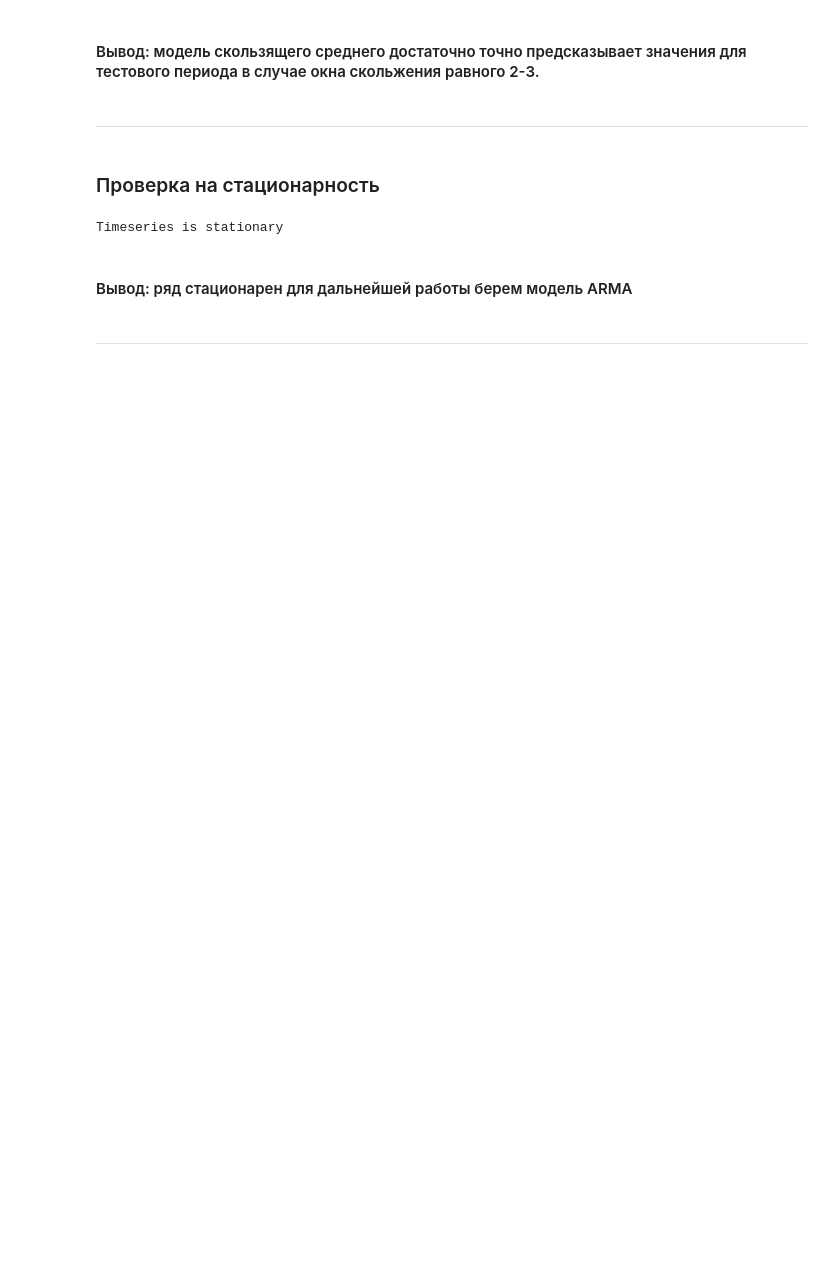
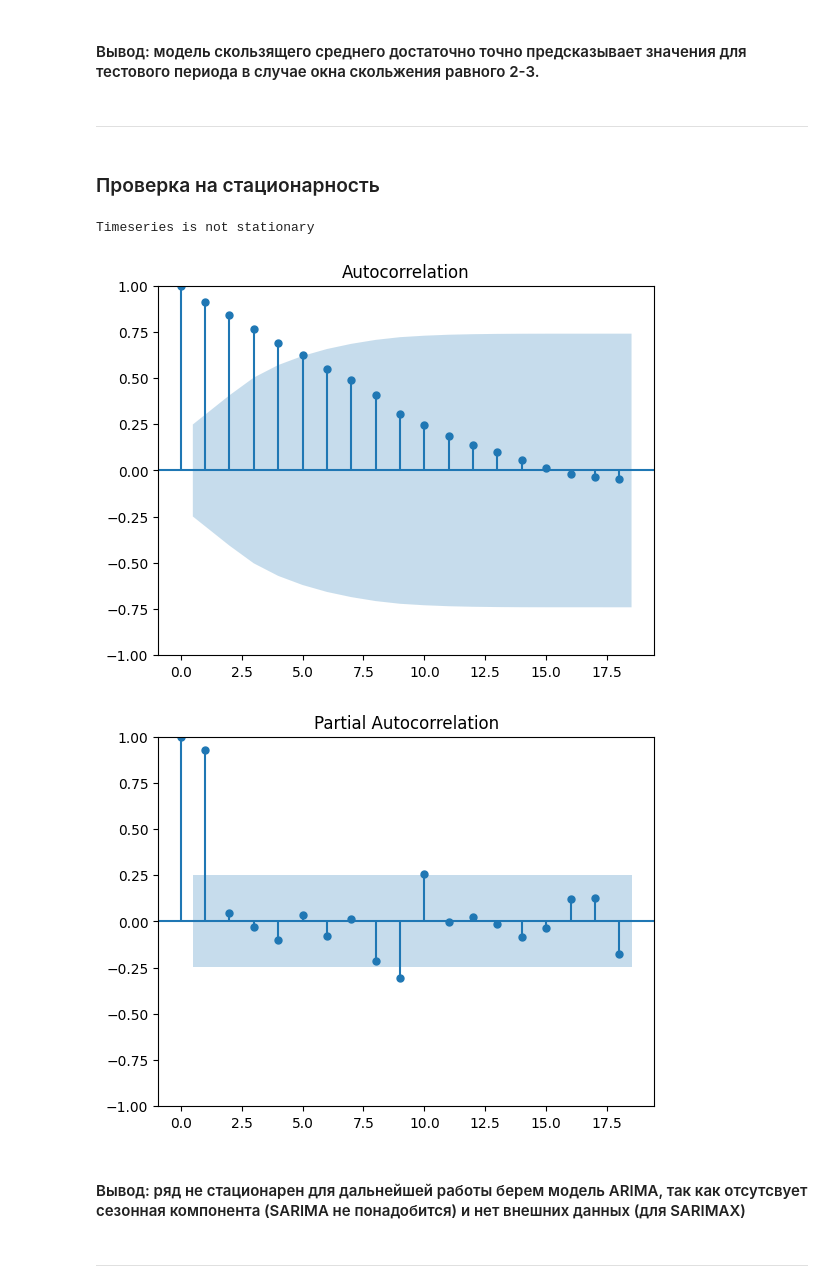
Before and after one commit to hotdonkey/data_science, a Jupyter notebook: PET_PROJECTS/Ghana_GDP.ipynb, the cells around one changed output. Drawn from its saved outputs; the diff is of its cells as text; code cells hidden in the pictures; blank space fills up the shorter version.

```diff
--- a/PET_PROJECTS/Ghana_GDP.ipynb
+++ b/PET_PROJECTS/Ghana_GDP.ipynb
@@ -86,17 +104,28 @@ plt.show()
 # %% [markdown]
 ### Проверка на стационарность
 # %%
+
 def stationary(data, p_value=0.05):
     stats = adfuller(data)
     if stats[1] > p_value:
+        print('Timeseries is not stationary')
+    else:
         print('Timeseries is stationary')
-    else:
-        print('Timeseries is not stationary')
+
+
 
 stationary(df)
 # %% [output]
-Timeseries is stationary
+Timeseries is not stationary
+# %%
+acf = plot_acf(df)
+plt.show()
+pacf = plot_pacf(df)
+plt.show()
+# %% [output]
+[figure, added]
+[figure, added]
 # %% [markdown]
-#### Вывод: ряд стационарен для дальнейшей работы берем модель ARMA
+#### Вывод: ряд не стационарен для дальнейшей работы берем модель ARIMA, так как отсутсвует сезонная компонента (SARIMA не понадобится) и нет внешних данных (для SARIMAX)
 # %% [markdown]
 ---
```
Also changed, not shown: parts of 30 cells of this notebook.
